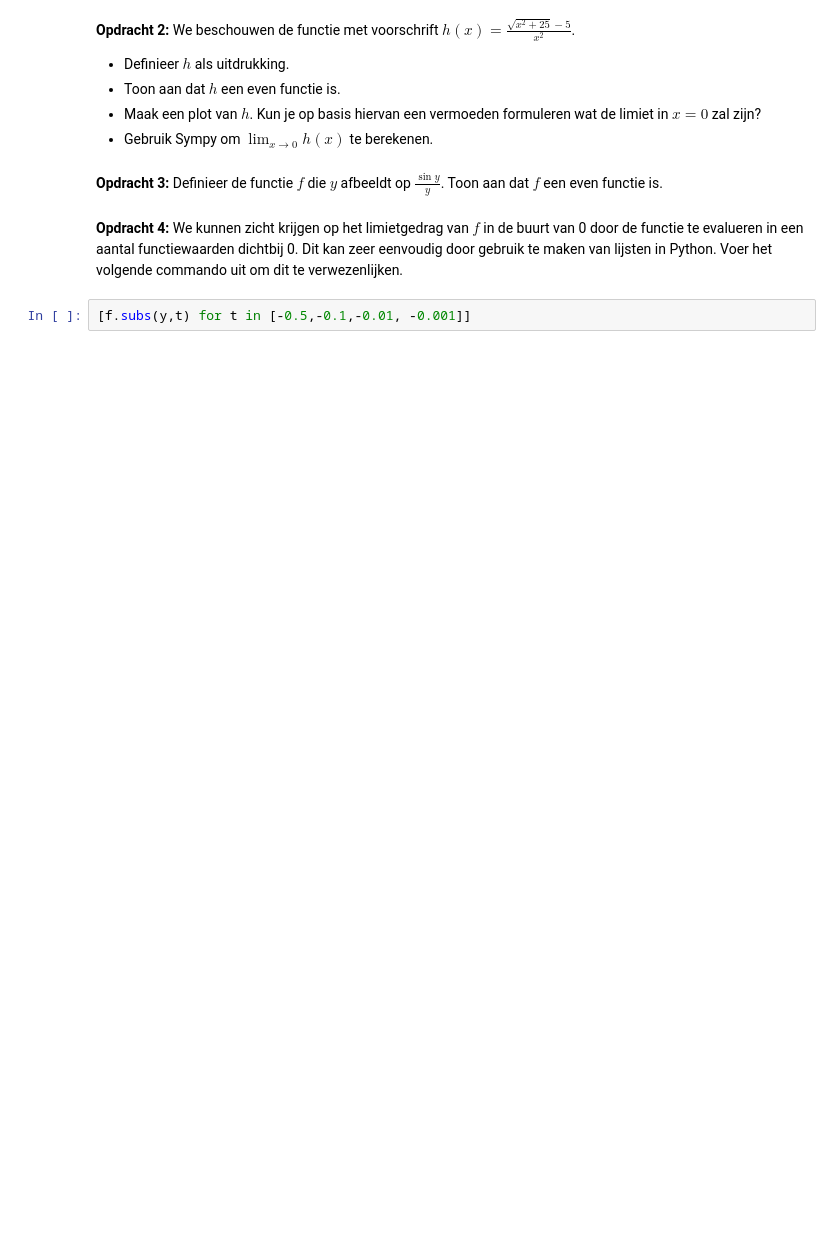
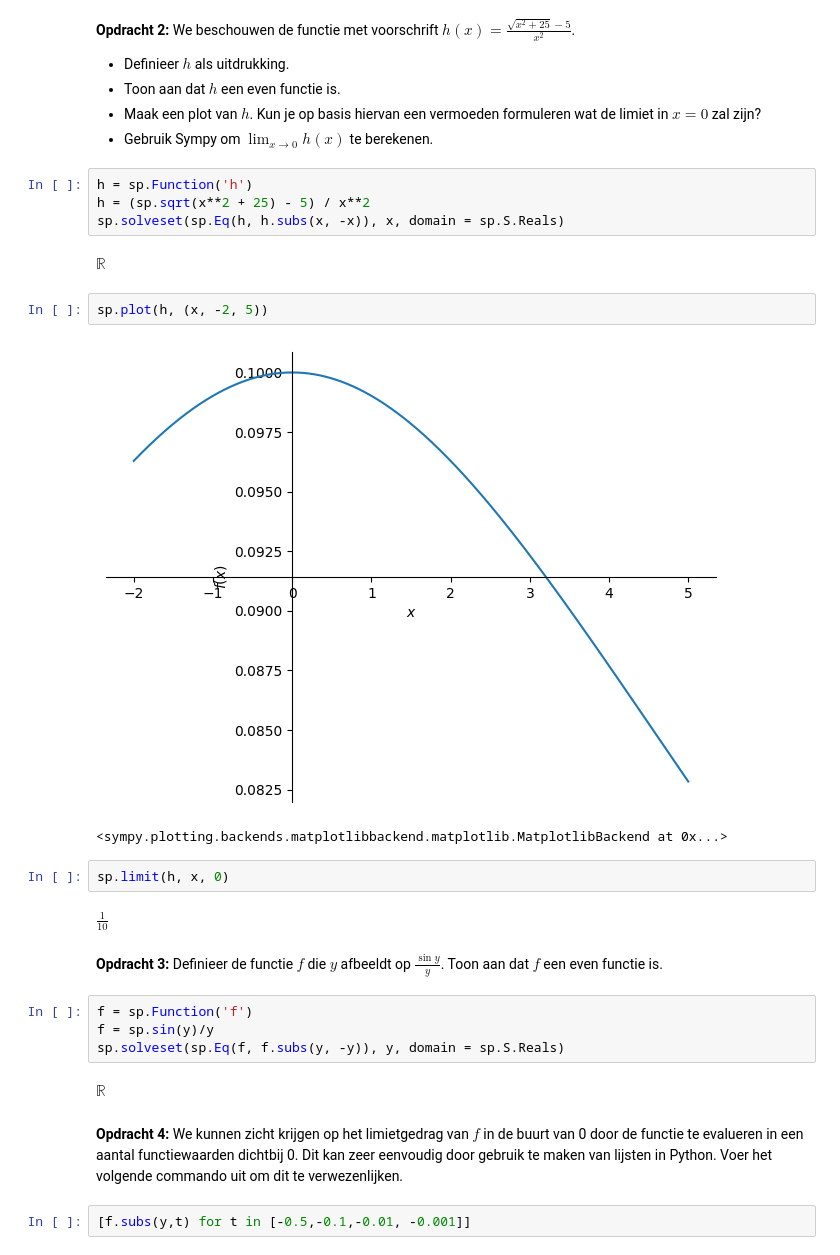
Before and after one commit to Dafzl/KULeuven, a Jupyter notebook: Calculus/Sympy/03_Limieten.ipynb, the cells around one changed output. Cells and saved outputs as stored; diff of their text form; blank space fills up the shorter version.

```diff
--- a/Calculus/Sympy/03_Limieten.ipynb
+++ b/Calculus/Sympy/03_Limieten.ipynb
@@ -28,8 +35,29 @@ sp.limit((x**2 - 4) / (x-2), x, 2)
 - Toon aan dat $h$ een even functie is.
 - Maak een plot van $h$. Kun je op basis hiervan een vermoeden formuleren wat de limiet in $x=0$ zal zijn?
 - Gebruik Sympy om $\lim_{x \rightarrow 0} h(x)$ te berekenen.
+# %%
+h = sp.Function('h')
+h = (sp.sqrt(x**2 + 25) - 5) / x**2
+sp.solveset(sp.Eq(h, h.subs(x, -x)), x, domain = sp.S.Reals)
+# %% [output]
+$\displaystyle \mathbb{R}$
+# %%
+sp.plot(h, (x, -2, 5))
+# %% [output]
+[figure, added]
+<sympy.plotting.backends.matplotlibbackend.matplotlib.MatplotlibBackend at 0x...>
+# %%
+sp.limit(h, x, 0)
+# %% [output]
+$\displaystyle \frac{1}{10}$
 # %% [markdown]
 **Opdracht 3:** Definieer de functie $f$ die $y$ afbeeldt op $\frac{\sin y}{y}$. Toon aan dat $f$ een even functie is.
+# %%
+f = sp.Function('f')
+f = sp.sin(y)/y
+sp.solveset(sp.Eq(f, f.subs(y, -y)), y, domain = sp.S.Reals)
+# %% [output]
+$\displaystyle \mathbb{R}$
 # %% [markdown]
 **Opdracht 4:** We kunnen zicht krijgen op het limietgedrag van $f$ in de buurt van 0 door de functie te evalueren in een aantal functiewaarden dichtbij 0. Dit kan zeer eenvoudig door gebruik te maken van lijsten in Python. Voer het volgende commando uit om dit te verwezenlijken.
 # %%
```
Also changed, not shown: parts of 17 cells of this notebook, 6 other files.
